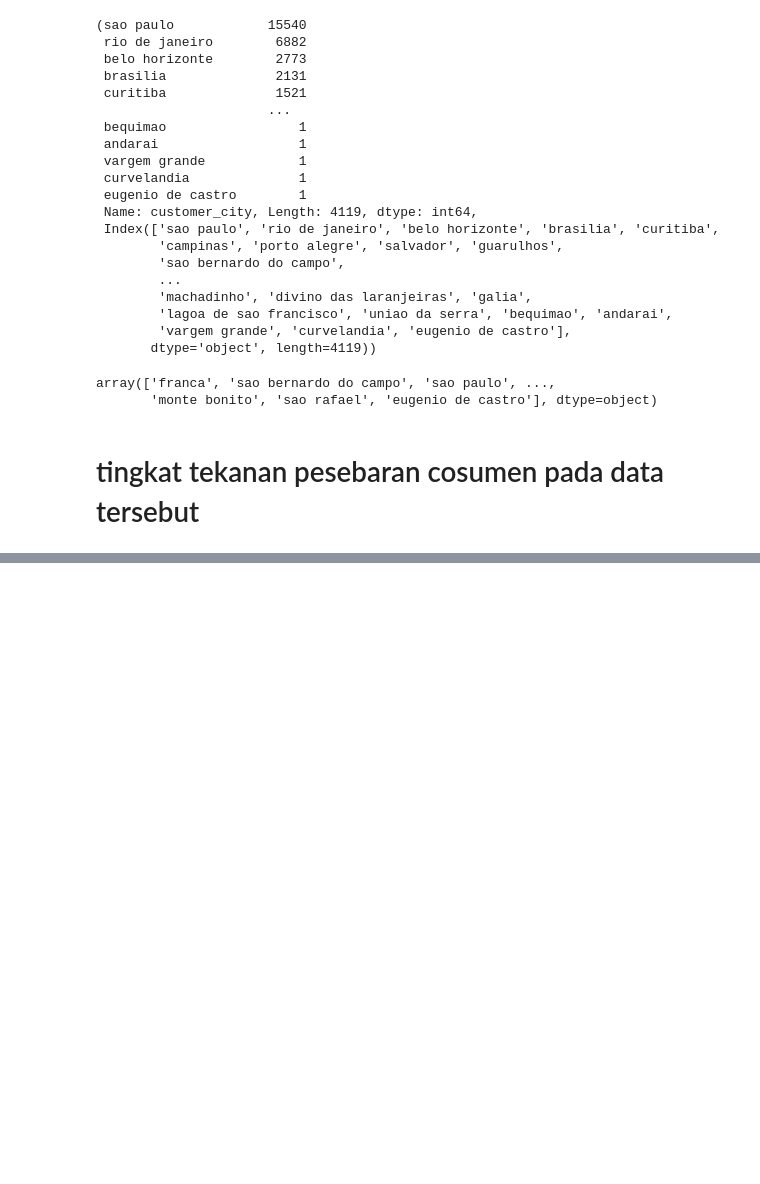
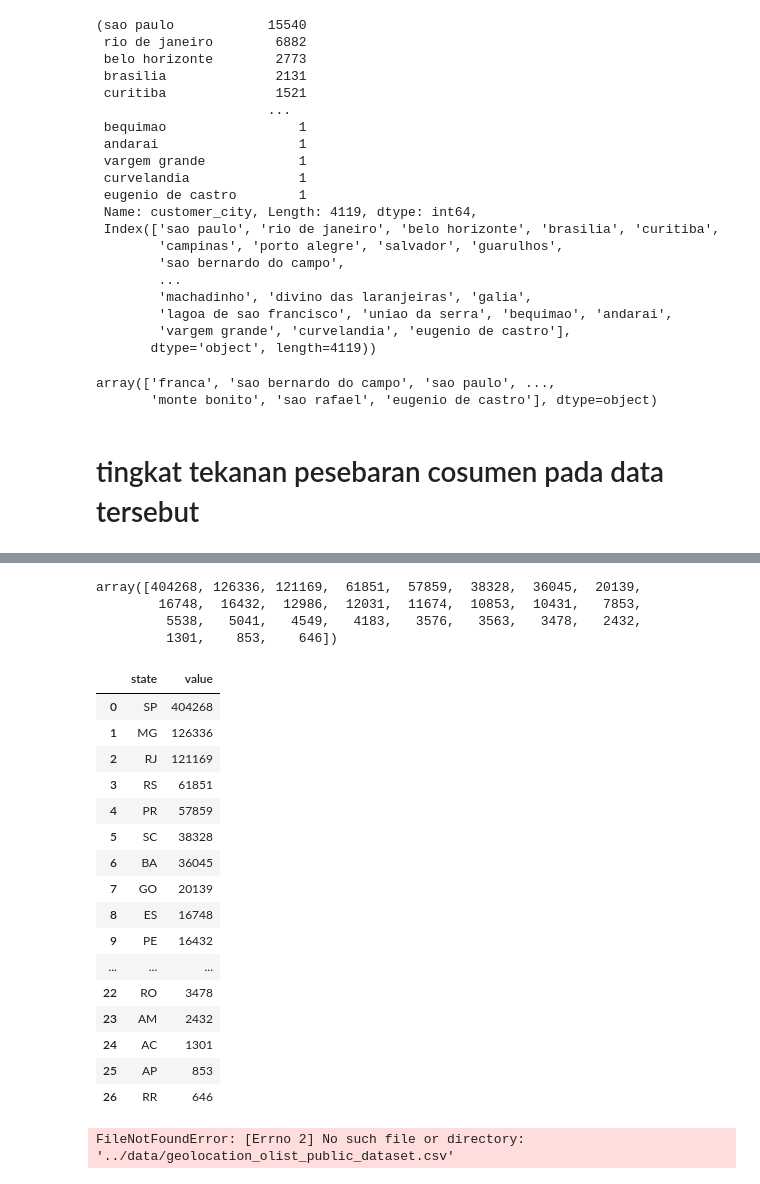
Before and after one commit to kayabaakihiko13/DQLAB-X-Gelar-Rasa, a Jupyter notebook: main.ipynb, the cells around one changed output, grey strips where cells are left out. Saved outputs shown, nothing was run; the diff lists cells and outputs as text; code cells hidden in the pictures; blank space fills up the shorter version.

```diff
--- a/main.ipynb
+++ b/main.ipynb
@@ -84,3 +84,6 @@ fig.update_layout(
 fig.show()
 # %% [markdown]
 # tingkat tekanan pesebaran cosumen pada data tersebut
+# %%
+df_geoloc=pd.read_csv('data/olist_geolocation_dataset.csv')
+df_geoloc.head()
@@ -86,0 +141,55 @@ fig.show()
+# %%
+value=df_geoloc.geolocation_state.value_counts().values
+value
+# %% [output]
+array([404268, 126336, 121169,  61851,  57859,  38328,  36045,  20139,
+        16748,  16432,  12986,  12031,  11674,  10853,  10431,   7853,
+         5538,   5041,   4549,   4183,   3576,   3563,   3478,   2432,
+         1301,    853,    646])
+# %%
+data=pd.DataFrame({'state':df_geoloc.geolocation_state.value_counts().keys(),"value":value})
+data
+# %% [output]
+|  | state | value |
+| 0 | SP | 404268 |
+| 1 | MG | 126336 |
+| 2 | RJ | 121169 |
+| 3 | RS | 61851 |
+| 4 | PR | 57859 |
+| 5 | SC | 38328 |
+| 6 | BA | 36045 |
+| 7 | GO | 20139 |
+| 8 | ES | 16748 |
+| 9 | PE | 16432 |
+| ... | ... | ... |
+| 22 | RO | 3478 |
+| 23 | AM | 2432 |
+| 24 | AC | 1301 |
+| 25 | AP | 853 |
+| 26 | RR | 646 |
+# %%
+import plotly.graph_objects as go
+
+
+data = [go.Scattermapbox(
+    lon = geo['lng'],
+    lat = geo['lat'],
+    marker = dict(
+        size = 5,
+        color = 'green',
+    ))]
+
+layout = dict(
+        title = 'Brazilian E-Commerce Geolocation',
+        mapbox = dict(
+            accesstoken = 'pk.eyJ1IjoiaG9vbmtlbmc5MyIsImEiOiJjam43cGhpNng2ZmpxM3JxY3Z4ODl2NWo3In0.SGRvJlToMtgRxw9ZWzPFrA',
+            center= dict(lat=-22,lon=-43),
+            bearing=10,
+            pitch=0,
+            zoom=2,
+        )
+    )
+fig = dict( data=data, layout=layout )
+iplot( fig, validate=False)
+# %% [output]
+FileNotFoundError: [Errno 2] No such file or directory: '../data/geolocation_olist_public_dataset.csv'
```
Also changed, not shown: parts of 4 cells of this notebook.
